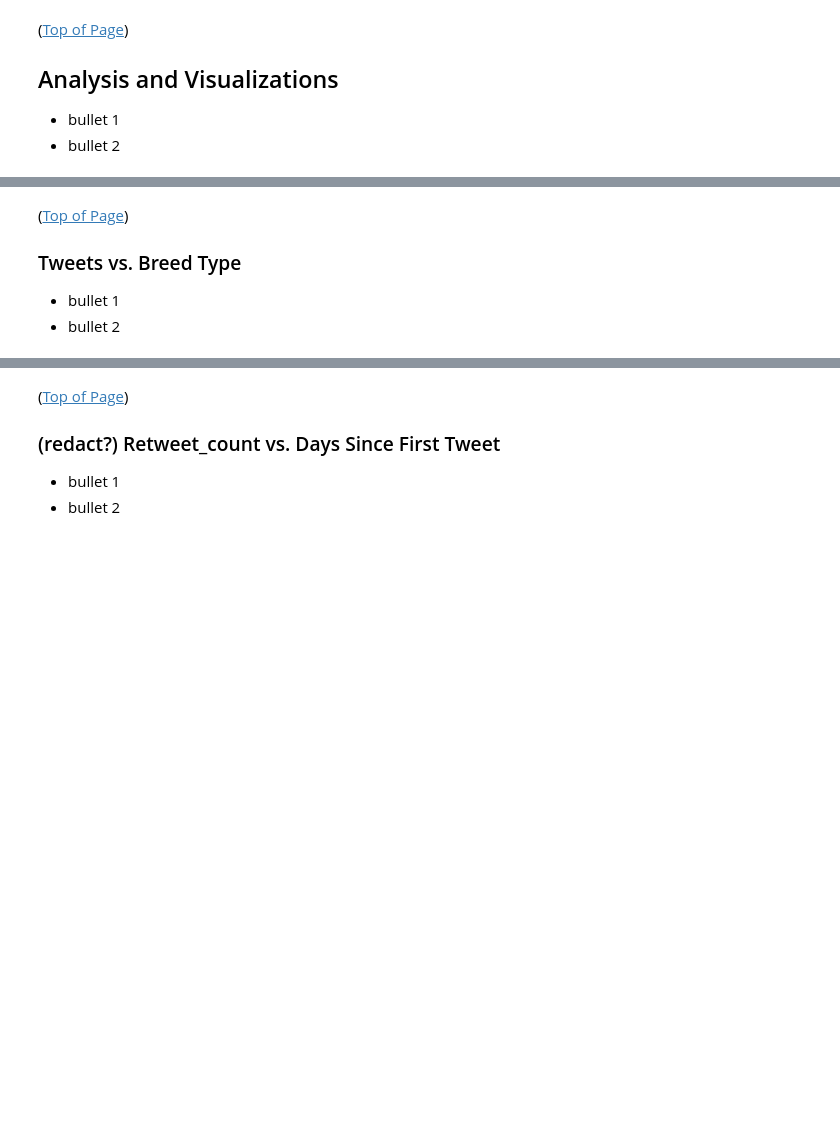
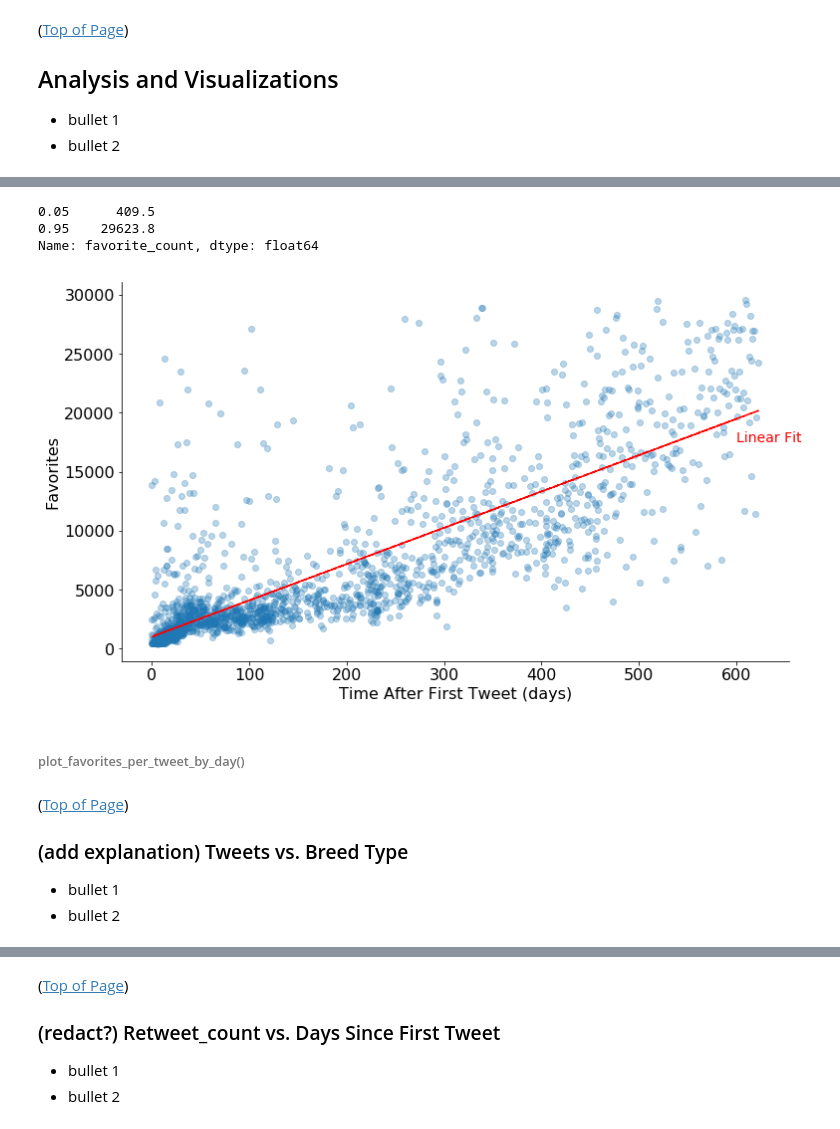
Before and after one commit to ldemastersmith/GoodDoggo, a Jupyter notebook: wrangle_act.ipynb, the cells around one changed output, grey strips where cells are left out. Cells and saved outputs as stored; diff of their text form; code cells hidden in the pictures; blank space fills up the shorter version.

```diff
--- a/wrangle_act.ipynb
+++ b/wrangle_act.ipynb
@@ -2011,0 +1971,20 @@ plot_favorites_per_tweet_by_day()
+# %%
+df_temp_master = df_master.copy(deep=True)
+
+df_temp_master.favorite_count = df_temp_master.favorite_count.astype(int)
+df_temp_master.retweet_count = df_temp_master.retweet_count.astype(int)
+
+# define new columns
+df_temp_master.time_Delta = pd.Series(list(range(len(df_temp_master))))
+df_temp_master.year = pd.Series(list(range(len(df_temp_master))))
+df_temp_master.month = pd.Series(list(range(len(df_temp_master))))
+
+# find timestamp of first tweet
+timestamp_firstTweet = df_temp_master.timestamp.min()
+
+# calculate timeDelta since first tweet. Also extract year and month of the given tweet
+for idx, row in df_temp_master.iterrows():
+    df_temp_master.loc[idx,'time_Delta'] = row.timestamp - timestamp_firstTweet
+    df_temp_master.loc[idx,'year'] = row.timestamp.year
+    df_temp_master.loc[idx,'month'] = row.timestamp.month
+    # print(str() + str(row.timestamp.year)
@@ -2012,8 +2047,50 @@ plot_favorites_per_tweet_by_day()
+# %%
+df_temp_master.favorite_count.quantile(0.05)
+# %% [output]
+0.05      409.5
+0.95    29623.8
+Name: favorite_count, dtype: float64
+# %%
+def plot_favorites_vs_day():
+
+    # remove outliers (i.e., tweets with # favorites near the bounds of the distribution)
+    lower_bound = 0.05
+    upper_bound = 0.95
+    mask1 = df_temp_master['favorite_count'] > df_temp_master.favorite_count.quantile(0.05)
+    mask2 = df_temp_master['favorite_count'] < df_temp_master.favorite_count.quantile(0.95)
+    df_master_no_outliers = df_temp_master[mask1 & mask2]
+
+    fig, ax = plt.subplots(1, 1, figsize=(12, 7))
+
+    x = df_master_no_outliers['time_Delta'].dt.days
+    y = df_master_no_outliers['favorite_count']
+
+    plt.scatter(x, y, alpha=0.3);
+
+    z = np.polyfit(x, y, 1)                    # add a linear trendline
+    p = np.poly1d(z)
+    plt.plot(x,p(x),"r--")
+    label = "Linear Fit"
+    plt.text(600, 17500, label, fontsize=14, color='red')
+
+    plt.xticks(fontsize=16)                    # add yticks, ylabels, and x-axis label
+    plt.yticks(fontsize=16)
+    plt.xlabel('Time After First Tweet (days)', fontsize=16)
+    plt.ylabel('Favorites', fontsize=16)
+
+    ax.spines['top'].set_visible(False)        # de-clutter chart / reduce data-to-ink ratio
+    ax.spines['right'].set_visible(False)
+
+plot_favorites_vs_day()
+# %% [output]
+[figure, added]
+# %% [markdown]
+###### plot_favorites_per_tweet_by_day()
 # %% [markdown]
 <a id='analysis_tweets_grouped_by_breed'></a>
 ([Top of Page](#top_of_page))
 
-### Tweets vs. Breed Type
+### (add explanation) Tweets vs. Breed Type
 
 * bullet 1
 * bullet 2
```
Also changed, not shown: parts of 43 cells of this notebook.
